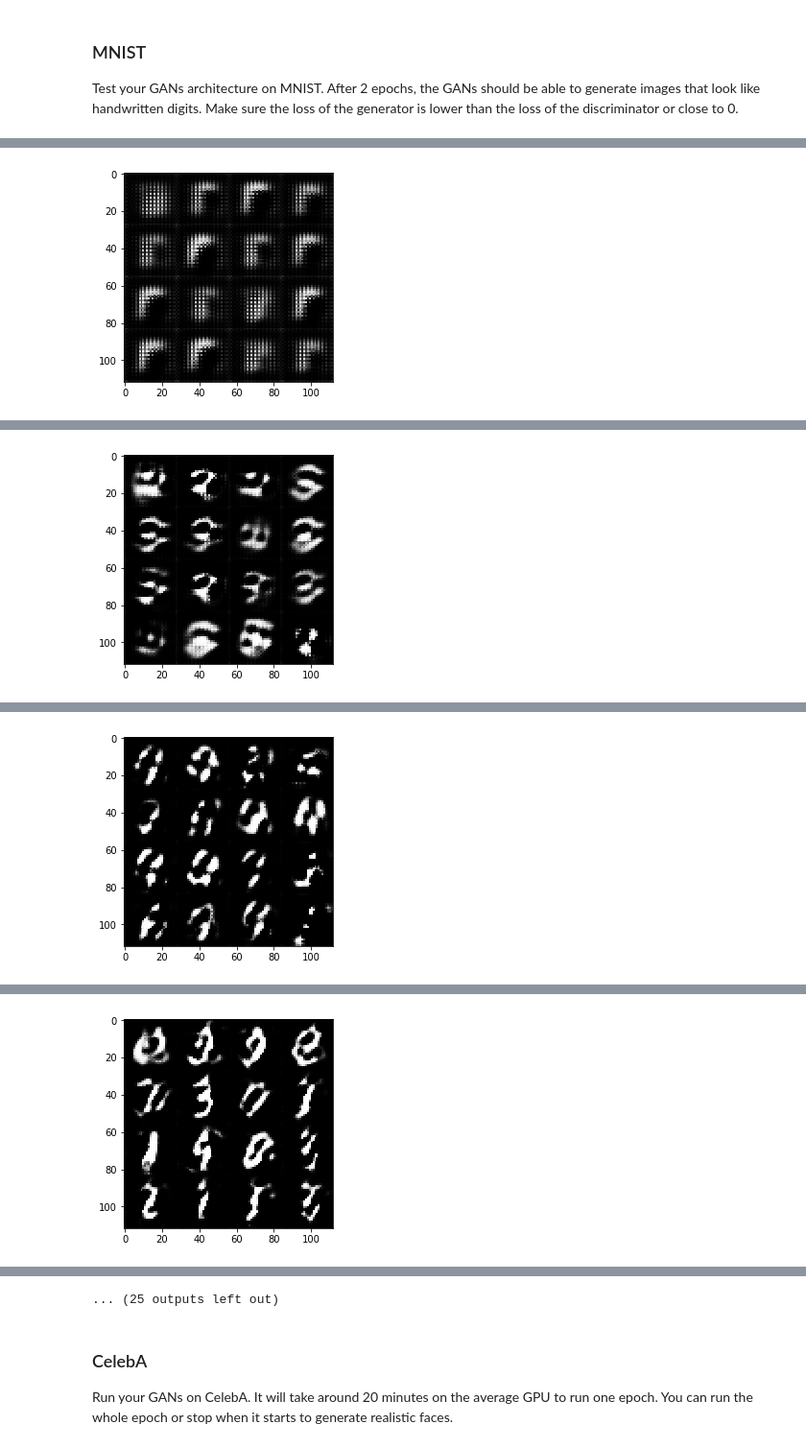
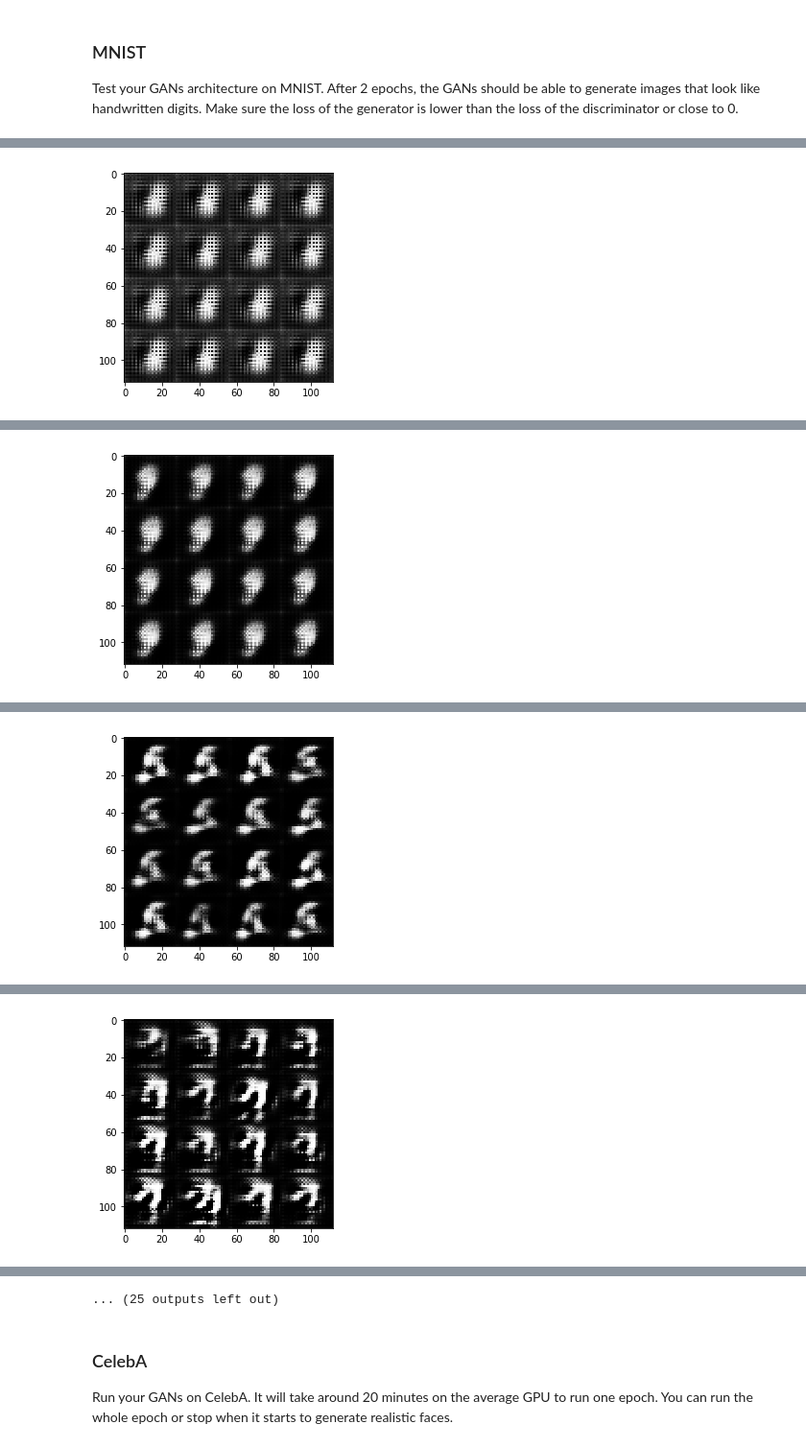
Before and after one commit to binit92/DeepLearningCodes, a Jupyter notebook: dlnd-face-generation/dlnd_face_generation.ipynb, the cells around one changed output, grey strips where cells are left out. Shown at 96% size. Drawn from its saved outputs; the diff is of its cells as text; code cells hidden in the pictures.

```diff
--- a/dlnd-face-generation/dlnd_face_generation.ipynb
+++ b/dlnd-face-generation/dlnd_face_generation.ipynb
@@ -466,7 +454,7 @@ Test your GANs architecture on MNIST.  After 2 epochs, the GANs should be able t
 # %%
 batch_size = 64
 z_dim = 100
-learning_rate = 0.001
+learning_rate = 0.0001
 beta1 = 0.5
 
 
@@ -502 +482 @@ logits-shape (?, 28, 28, 1)
-[figure, old version]
+[figure, new version]
@@ -517 +493 @@ logits-shape (?, 28, 28, 1)
-[figure, old version]
+[figure, new version]
@@ -532 +504 @@ logits-shape (?, 28, 28, 1)
-[figure, old version]
+[figure, new version]
@@ -547 +515 @@ logits-shape (?, 28, 28, 1)
-[figure, old version]
+[figure, new version]
```
Also changed, not shown: parts of 4 cells of this notebook, 1 other file.
